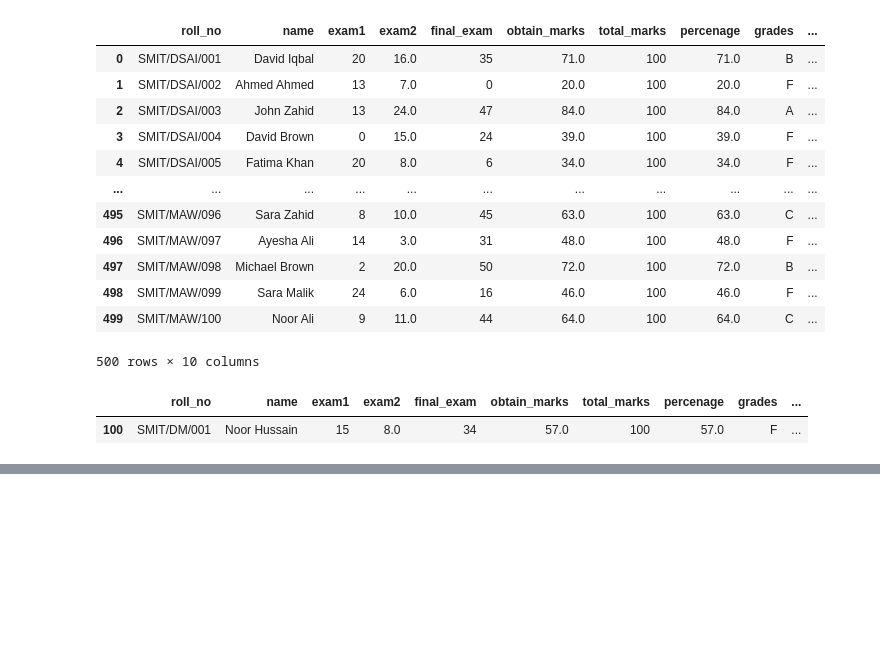
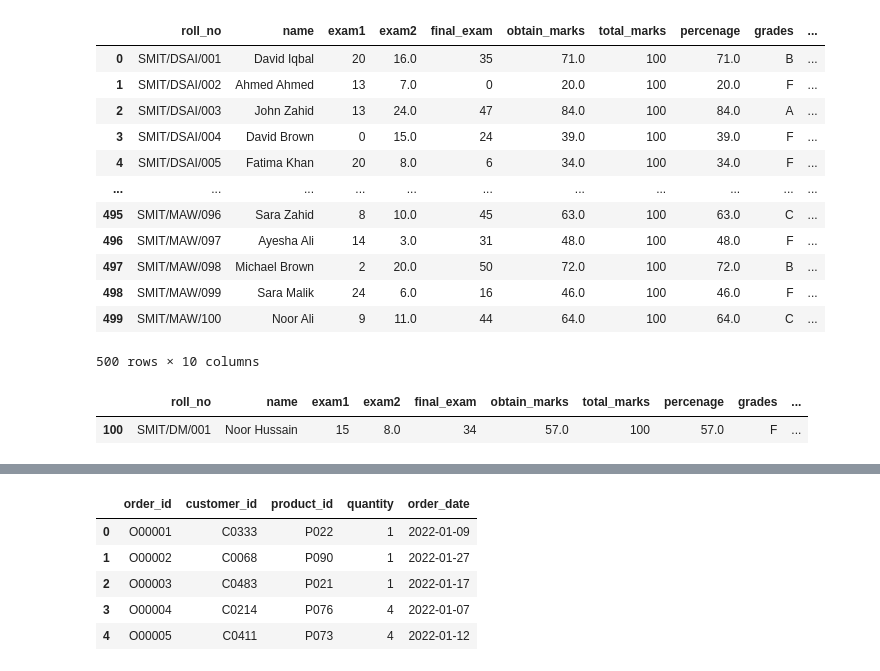
Before and after one commit to memonY49/SMIT-AI-DS-Batch-3, a Jupyter notebook: PandasPractice.ipynb, the cells around one changed output, grey strips where cells are left out. Saved outputs shown, nothing was run; the diff lists cells and outputs as text; code cells hidden in the pictures; blank space fills up the shorter version.

```diff
--- a/PandasPractice.ipynb
+++ b/PandasPractice.ipynb
@@ -568,0 +623,9 @@ class_group.get_group('DM')[student_data['name']=='Noor Hussain']
+# %%
+orders.head()
+# %% [output]
+|  | order_id | customer_id | product_id | quantity | order_date |
+| 0 | O00001 | C0333 | P022 | 1 | 2022-01-09 |
+| 1 | O00002 | C0068 | P090 | 1 | 2022-01-27 |
+| 2 | O00003 | C0483 | P021 | 1 | 2022-01-17 |
+| 3 | O00004 | C0214 | P076 | 4 | 2022-01-07 |
+| 4 | O00005 | C0411 | P073 | 4 | 2022-01-12 |
```
Also changed, not shown: parts of 12 cells of this notebook, 1 other file.
